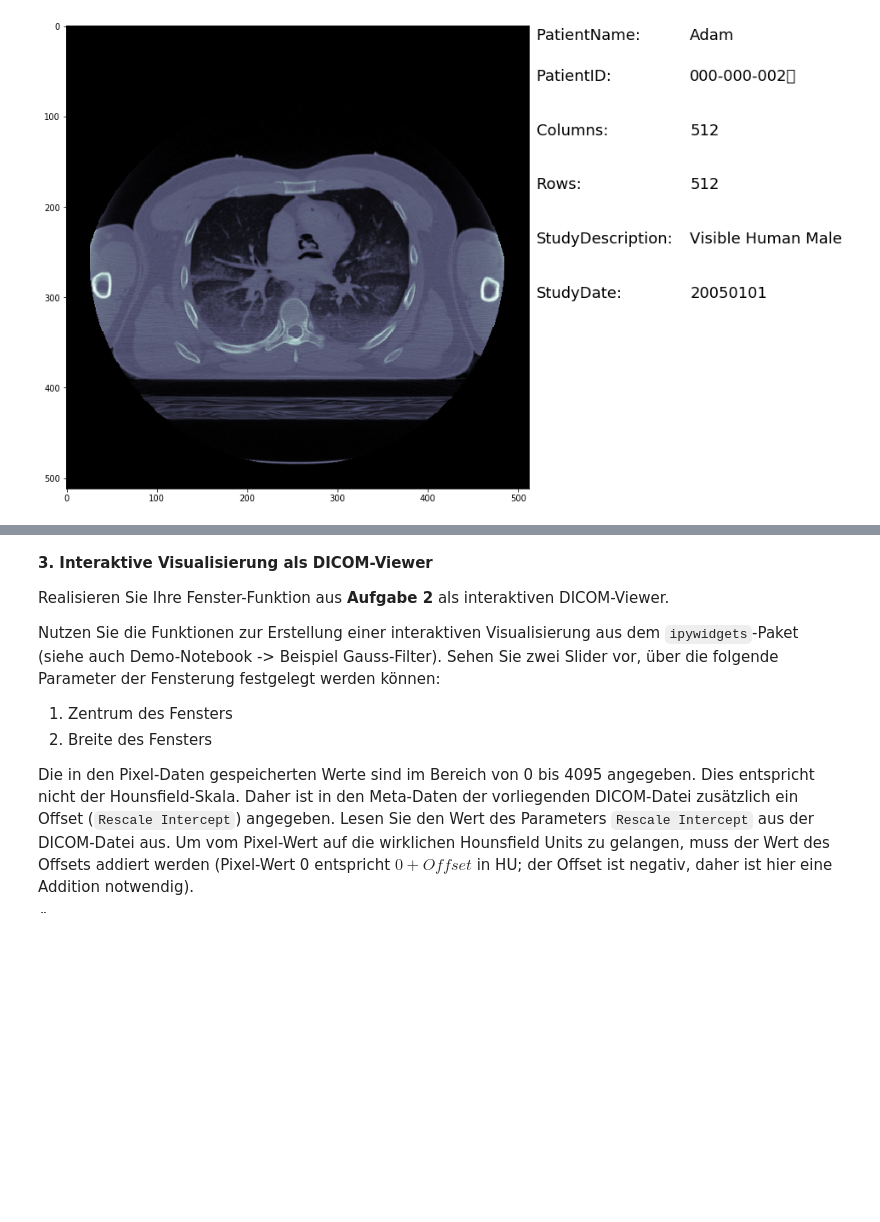
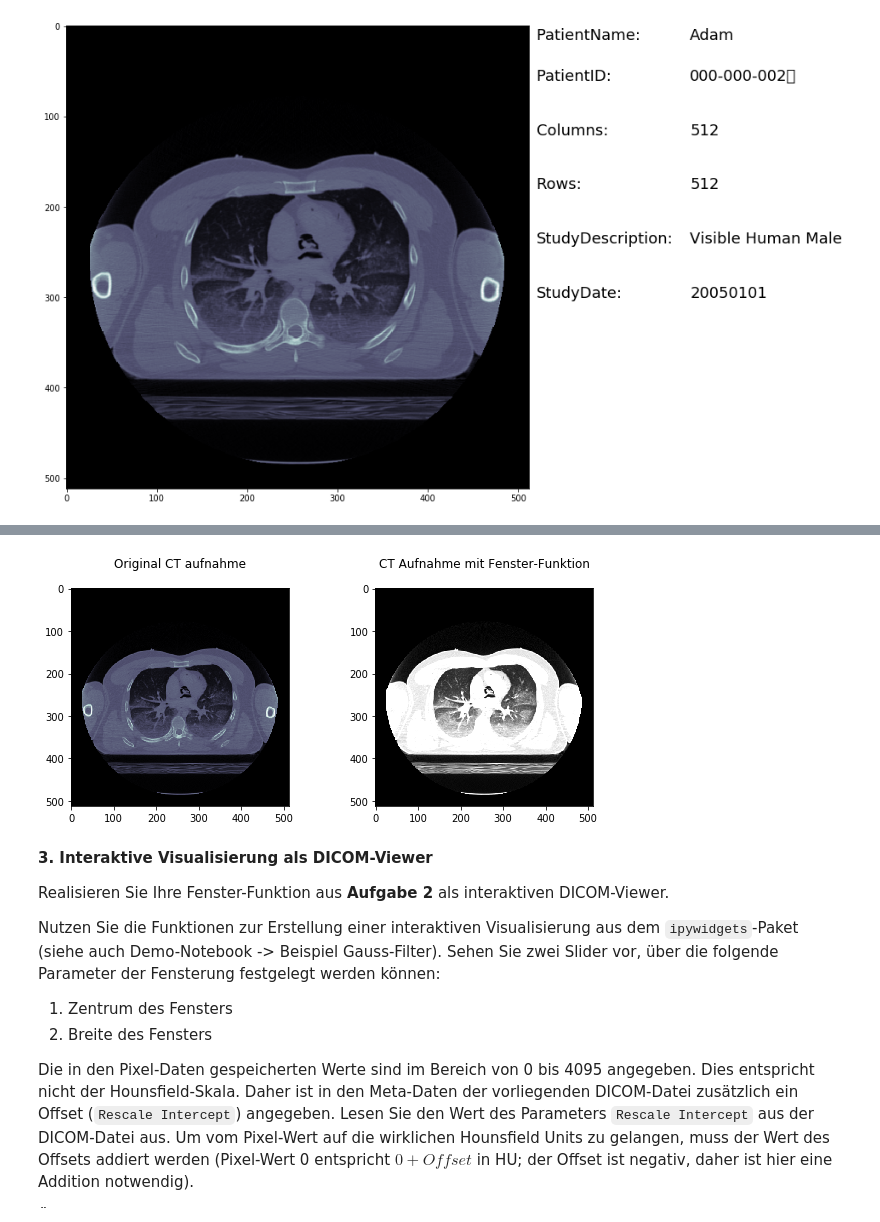
Before and after one commit to Mertyachting/visualization_of_medical_data, a Jupyter notebook: übung2/Computertomographie-20190506/Uebung 2 - CT.ipynb, the cells around one changed output, grey strips where cells are left out. Saved outputs shown, nothing was run; the diff lists cells and outputs as text; code cells hidden in the pictures; blank space fills up the shorter version.

Commit message:
aufgabe 2 erledigt S A X Y

```diff
--- a/übung2/Computertomographie-20190506/Uebung 2 - CT.ipynb
+++ b/übung2/Computertomographie-20190506/Uebung 2 - CT.ipynb
@@ -140,6 +140,31 @@ Visualisieren Sie das Ergebnisbild nach Anwendung der Funktion mit den Grenzwert
 - Legen sie vor jedem Aufruf Ihrer Fenster-Funktion eine **tiefe** Kopie der Pixel-Werte aus der DICOM-Datei an (auf der Sie dann arbeiten), da Sie sonst die DICOM-Datei immer neu einlesen müssten, falls Sie dort die Pixelwerte verändern.
 - In Abhängigkeit Ihrer Implementierung kann die Fenster-Funktion einige Sekunden benötigen. Sollte es wesentlich länger dauern, prüfen Sie, ob Sie versehentlich eine nicht-`numpy`-Funktion für den Zugriff auf das Pixel-Array verwenden.
 - Verwenden Sie ab dieser Aufgabe die Colormap `gray` für alle folgenden Visualisierungen.
+# %%
+import matplotlib.pyplot as plt
+import pydicom
+from pydicom.tag import Tag
+import numpy as np
+
+aufgabe2 = pydicom.dcmread("test.dcm")
+
+def window(uG,oG):
+    pxlArr2= aufgabe2.pixel_array
+    hl = np.clip(pxlArr2,a_min=uG,a_max=oG)
+    aufgabe2.save_as("test.dcm")
+    #print(hl[200])
+    plt.figure(figsize= (10,10))
+    plt.subplot(2, 2, 1)
+    plt.imshow(data.pixel_array,cmap = plt.cm.bone)
+    plt.title("Original CT aufnahme\n")
+
+    plt.subplot(2, 2, 2)
+    plt.imshow(hl , cmap = plt.cm.gray)
+    plt.title("CT Aufnahme mit Fenster-Funktion\n")
+    plt.subplots_adjust(hspace=0.5)
+window(0,1000)
+# %% [output]
+[figure, added]
 # %% [markdown]
 **3. Interaktive Visualisierung als DICOM-Viewer**
 
```
